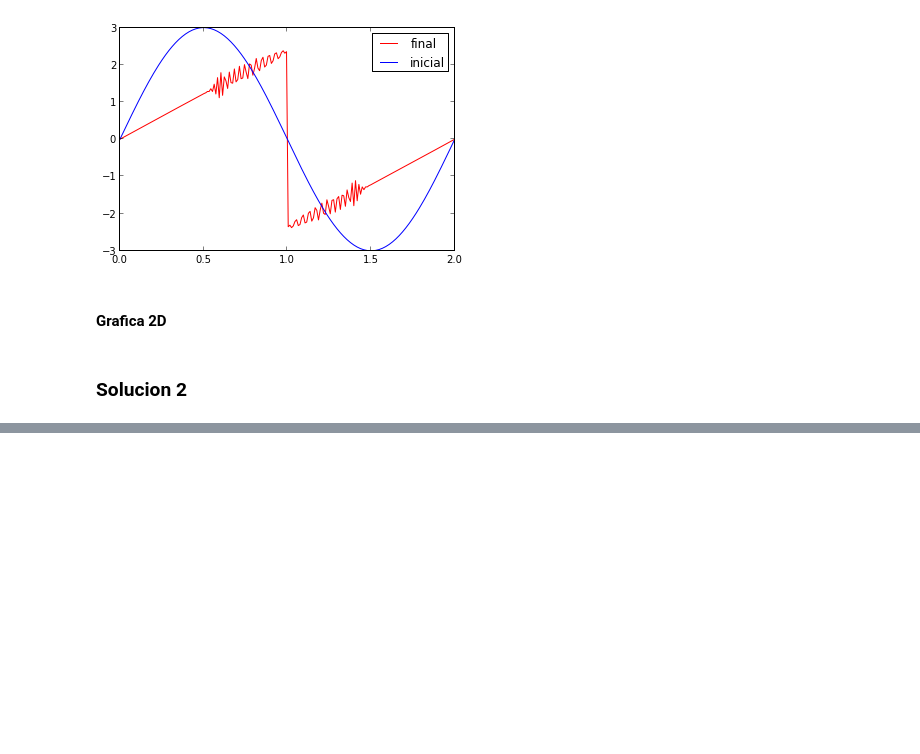
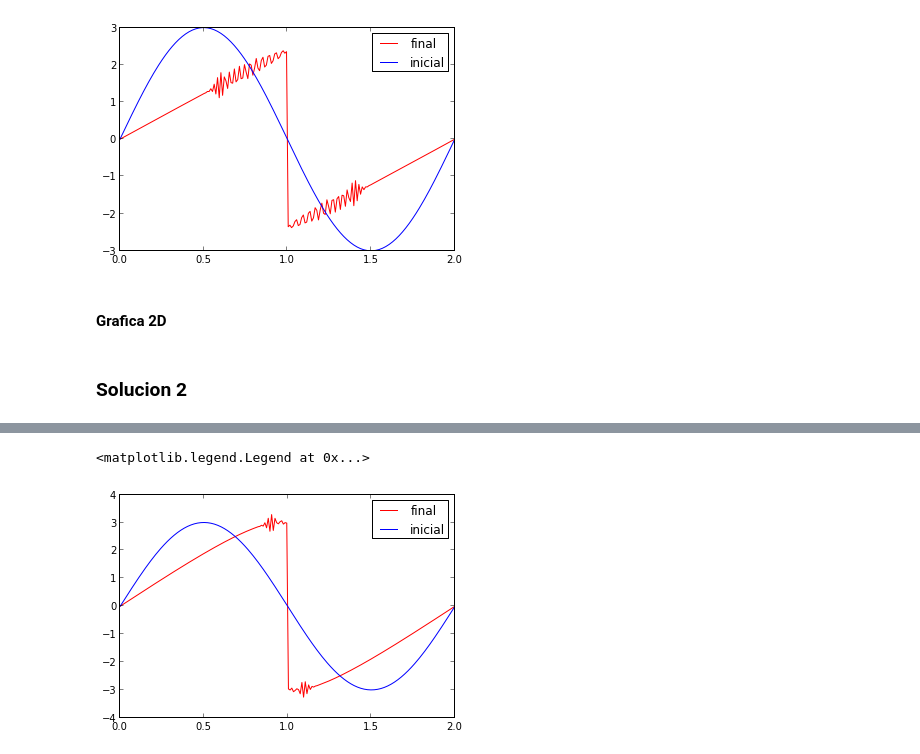
Before and after one commit to nana0220/Tarea-7, a Jupyter notebook: New burg_eq.ipynb, the cells around one changed output, grey strips where cells are left out. Drawn from its saved outputs; the diff is of its cells as text; code cells hidden in the pictures; blank space fills up the shorter version.

```diff
--- a/New burg_eq.ipynb
+++ b/New burg_eq.ipynb
@@ -70,0 +122,7 @@ legend()
+# %%
+plot(space,u_future,"r",label="final")
+plot(space,inicial,label="inicial")
+legend()
+# %% [output]
+<matplotlib.legend.Legend at 0x...>
+[figure, added]
```
Also changed, not shown: parts of 4 cells of this notebook.
